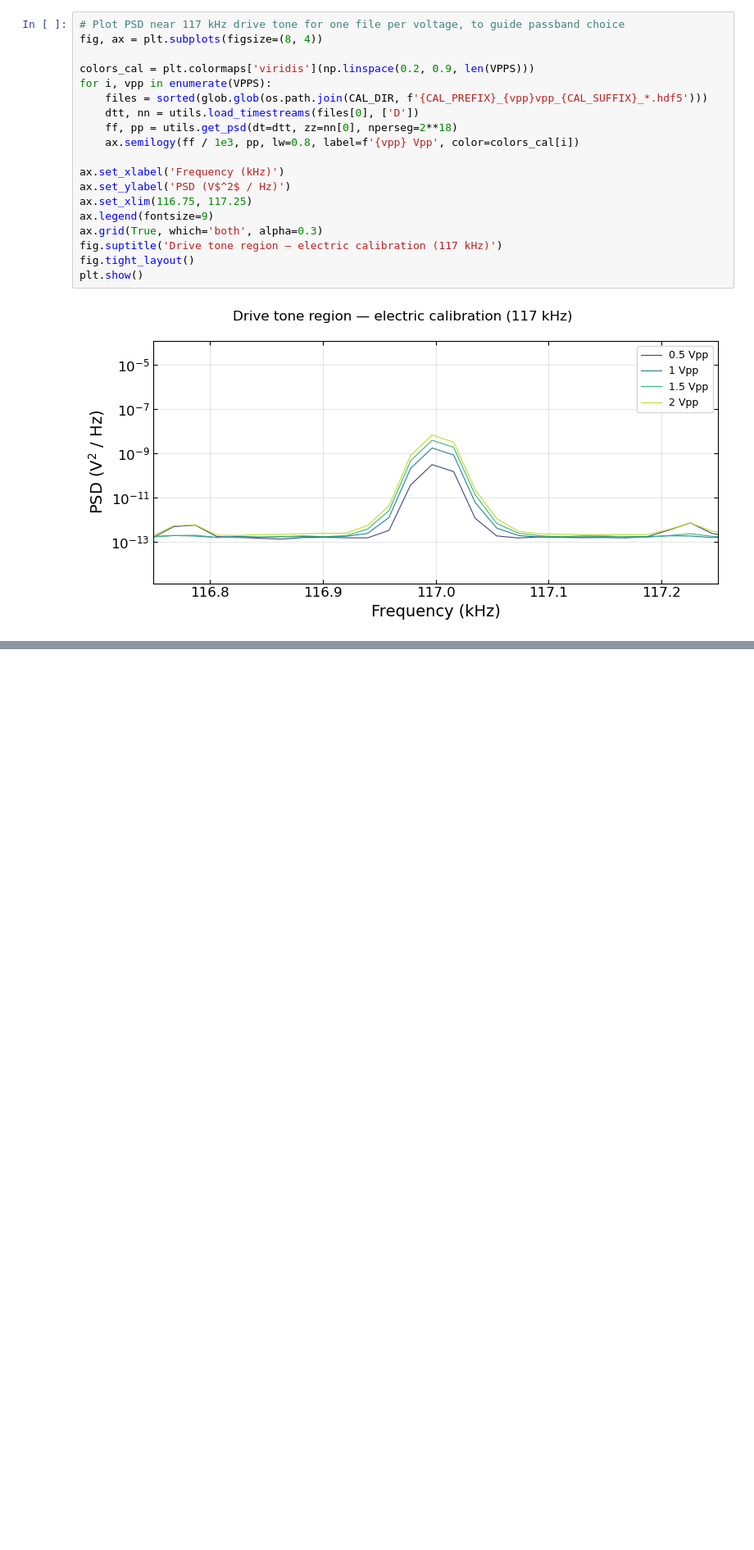
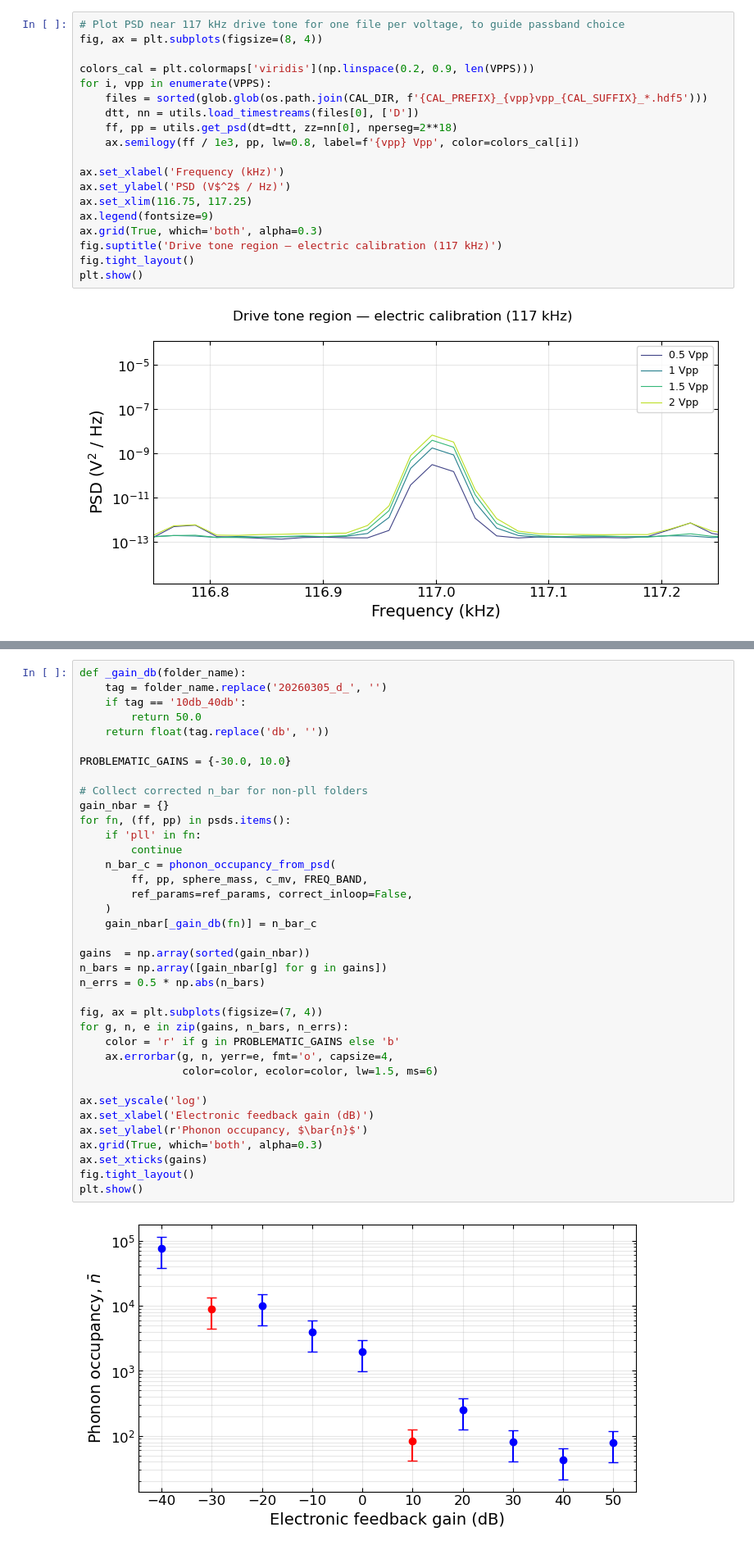
Before and after one commit to yuhants/gas_collisiions, a Jupyter notebook: analysis_notebooks/others/20260306_electric_feedback.ipynb, the cells around one changed output, grey strips where cells are left out. Shown at 82% size. Cells and saved outputs as stored; diff of their text form; blank space fills up the shorter version.

```diff
--- a/analysis_notebooks/others/20260306_electric_feedback.ipynb
+++ b/analysis_notebooks/others/20260306_electric_feedback.ipynb
@@ -194,0 +533,39 @@ plt.show()
+# %%
+def _gain_db(folder_name):
+    tag = folder_name.replace('20260305_d_', '')
+    if tag == '10db_40db':
+        return 50.0
+    return float(tag.replace('db', ''))
+
+PROBLEMATIC_GAINS = {-30.0, 10.0}
+
+# Collect corrected n_bar for non-pll folders
+gain_nbar = {}
+for fn, (ff, pp) in psds.items():
+    if 'pll' in fn:
+        continue
+    n_bar_c = phonon_occupancy_from_psd(
+        ff, pp, sphere_mass, c_mv, FREQ_BAND,
+        ref_params=ref_params, correct_inloop=False,
+    )
+    gain_nbar[_gain_db(fn)] = n_bar_c
+
+gains  = np.array(sorted(gain_nbar))
+n_bars = np.array([gain_nbar[g] for g in gains])
+n_errs = 0.5 * np.abs(n_bars)
+
+fig, ax = plt.subplots(figsize=(7, 4))
+for g, n, e in zip(gains, n_bars, n_errs):
+    color = 'r' if g in PROBLEMATIC_GAINS else 'b'
+    ax.errorbar(g, n, yerr=e, fmt='o', capsize=4,
+                color=color, ecolor=color, lw=1.5, ms=6)
+
+ax.set_yscale('log')
+ax.set_xlabel('Electronic feedback gain (dB)')
+ax.set_ylabel(r'Phonon occupancy, $\bar{n}$')
+ax.grid(True, which='both', alpha=0.3)
+ax.set_xticks(gains)
+fig.tight_layout()
+plt.show()
+# %% [output]
+[figure, added]
```
Also changed, not shown: parts of 4 cells of this notebook, 16 other files.
